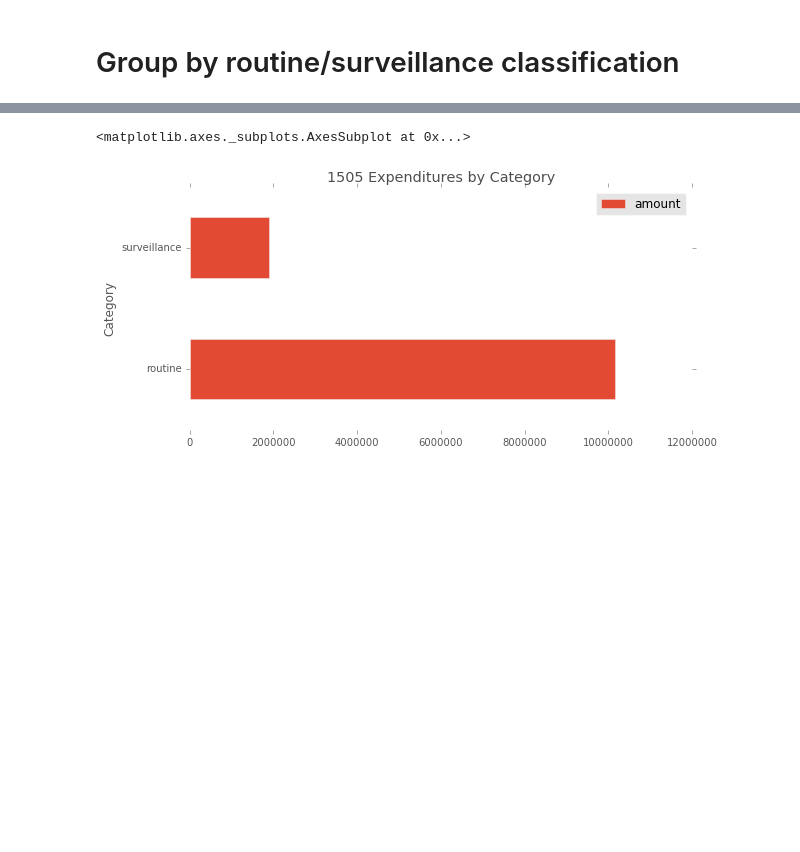
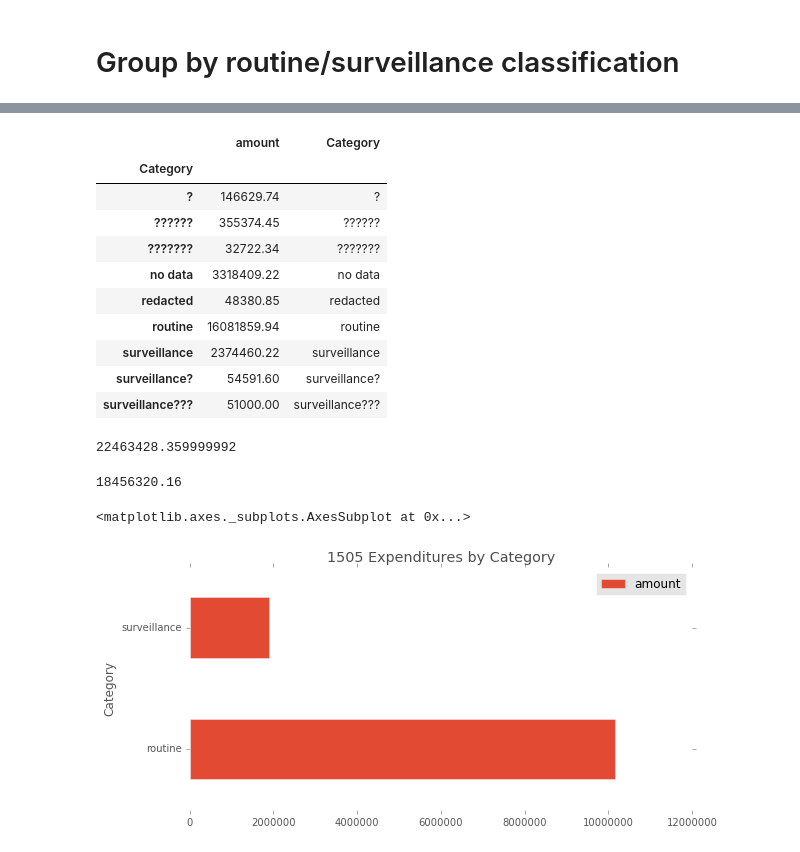
Before and after one commit to lucyparsons/1505analysis, a Jupyter notebook: preprocess/Exploratory.ipynb, the cells around one changed output, grey strips where cells are left out. Drawn from its saved outputs; the diff is of its cells as text; code cells hidden in the pictures; blank space fills up the shorter version.

```diff
--- a/preprocess/Exploratory.ipynb
+++ b/preprocess/Exploratory.ipynb
@@ -103,3 +159,25 @@ amounts_category.sort_values('amount', ascending=False)[0:10].plot(kind='barh',
+# %%
+amounts_category
+# %% [output]
+|  | amount | Category |
+| Category |  |  |
+| ? | 146629.74 | ? |
+| ?????? | 355374.45 | ?????? |
+| ??????? | 32722.34 | ??????? |
+| no data | 3318409.22 | no data |
+| redacted | 48380.85 | redacted |
+| routine | 16081859.94 | routine |
+| surveillance | 2374460.22 | surveillance |
+| surveillance? | 54591.60 | surveillance? |
+| surveillance??? | 51000.00 | surveillance??? |
+# %%
+amounts_category.amount.sum()
+# %% [output]
+22463428.359999992
+# %%
+16081859.94 + 2374460.22
+# %% [output]
+18456320.16
 # %%
 checks_to_plot_sur = checks[checks.Category == 'surveillance']
 checks_to_plot_rou = checks[checks.Category == 'routine']
```
Also changed, not shown: parts of 12 cells of this notebook, 1 other file.
